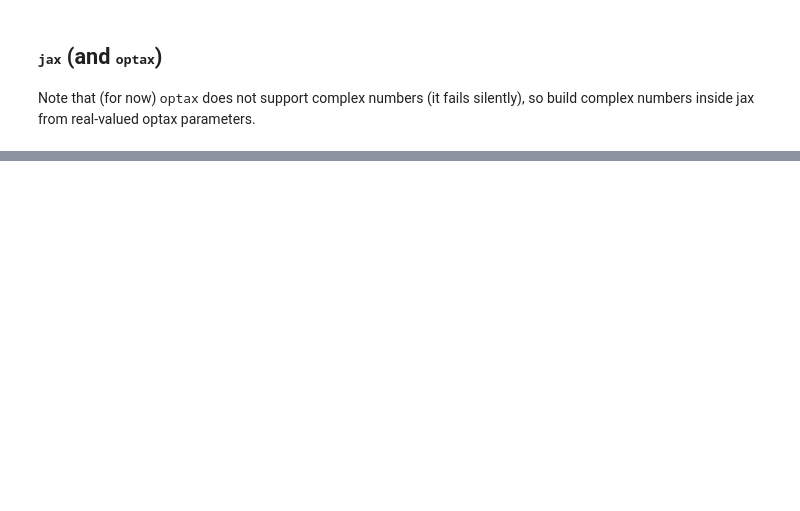
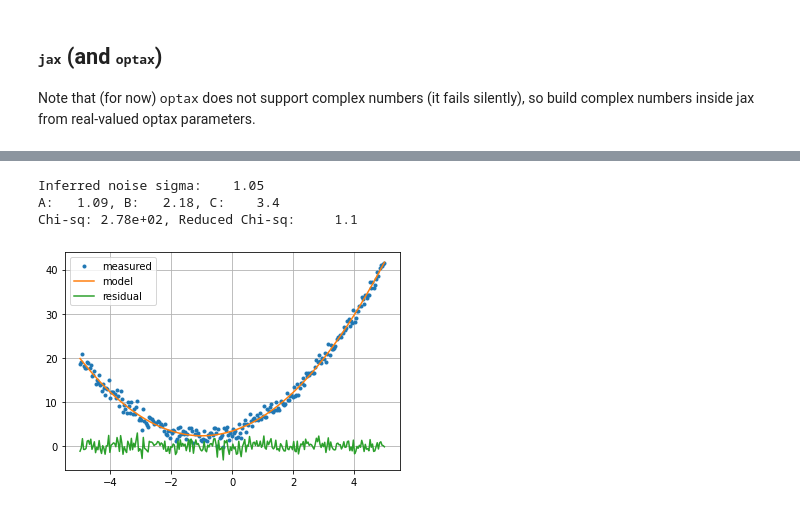
Before and after one commit to AaronParsons/ugradio, a Jupyter notebook: jupyter_tutorials/lab3/Fitting Tutorial.ipynb, the cells around one changed output, grey strips where cells are left out. Cells and saved outputs as stored; diff of their text form; code cells hidden in the pictures; blank space fills up the shorter version.

```diff
--- a/jupyter_tutorials/lab3/Fitting Tutorial.ipynb
+++ b/jupyter_tutorials/lab3/Fitting Tutorial.ipynb
@@ -238,0 +240,10 @@ if PLOT:
+# %%
+prms_opt = {k: np.mean(trace[k]) for k in prm_order}
+sig_n = 10**prms_opt.pop('logsig')
+print(f'Inferred noise sigma: {sig_n:7.3}')
+report(prms_opt)
+# %% [output]
+Inferred noise sigma:    1.05
+A:   1.09, B:   2.18, C:    3.4
+Chi-sq: 2.78e+02, Reduced Chi-sq:     1.1
+[figure, added]
```
Also changed, not shown: parts of 11 cells of this notebook.
